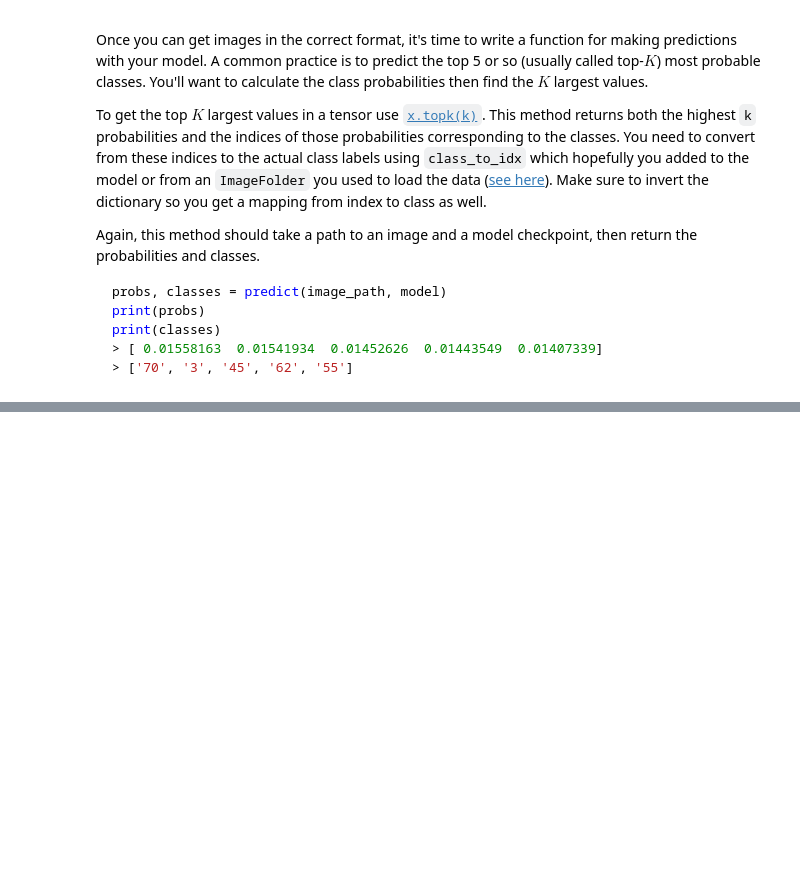
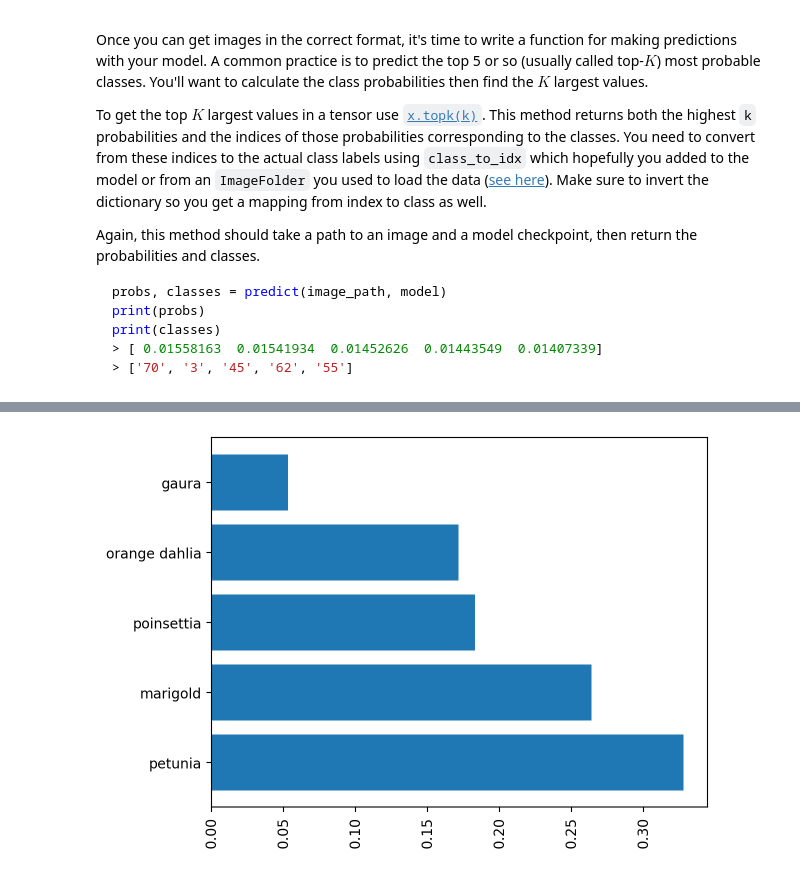
Before and after one commit to mosaique258/udacity_image-classifier, a Jupyter notebook: Image Classifier Project.ipynb, the cells around one changed output, grey strips where cells are left out. Cells and saved outputs as stored; diff of their text form; code cells hidden in the pictures; blank space fills up the shorter version.

Commit message:
Add inference step and show probabilities

```diff
--- a/Image Classifier Project.ipynb
+++ b/Image Classifier Project.ipynb
@@ -206,6 +237,9 @@ import json
 
 with open('cat_to_name.json', 'r') as f:
     cat_to_name = json.load(f)
+# %%
+idx_to_class = {int(key): value for key, value in cat_to_name.items()}
+class_to_idx = {value: key for key, value in idx_to_class.items()}
 # %% [markdown]
 # Building and training the classifier
 
@@ -395,7 +429,7 @@ checkpoint = {'state_dict': model.state_dict(),
               'input_size': 1024,
               'output_size': 102,
               'hidden_layers': [layer.out_features for layer in model.classifier if isinstance(layer, torch.nn.Linear)],
-              #'class_to_idx': train_data['train'].class_to_idx,
+              'class_to_idx': class_to_idx, #train_data['train'].class_to_idx,
               'epochs': epochs,  # Add the number of epochs
               'optimizer_state': optimizer.state_dict()  # Add the optimizer state
 }
@@ -624,0 +660,4 @@ KeyError: 'class_to_idx'
+# %%
+probs, classes = predict('image.jpg', test_model, class_to_idx)
+print(classes)
+print(probs)
@@ -643,0 +688,7 @@ You can convert from the class integer encoding to actual flower names with the
+# %%
+#class_names = [cat_to_name[f'{i}'] for i in classes]
+plt.barh(classes, probs)
+plt.xticks(rotation=90)
+plt.show()
+# %% [output]
+[figure, added]
```
Also changed, not shown: parts of 10 cells of this notebook.
